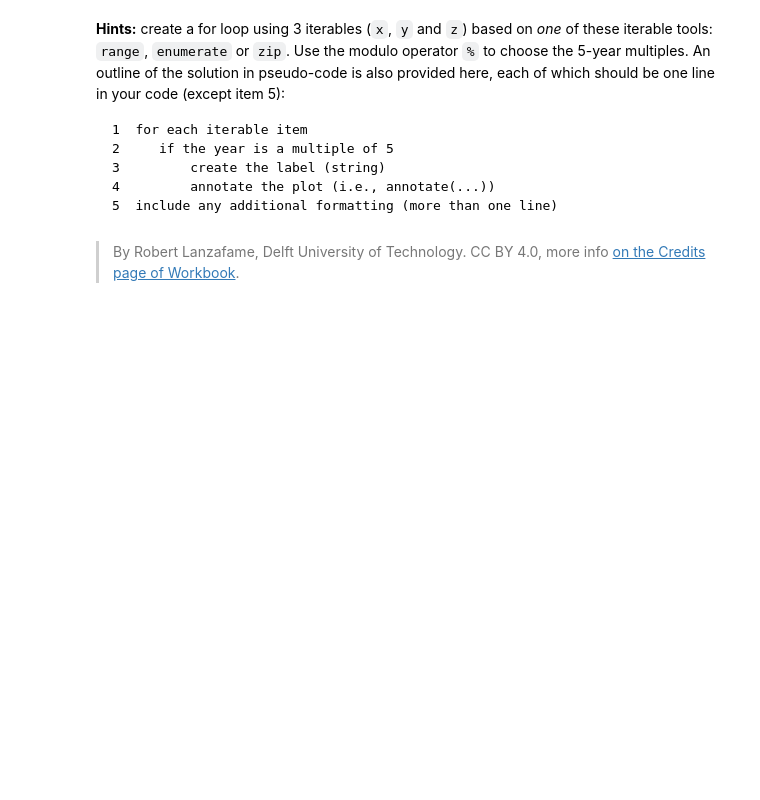
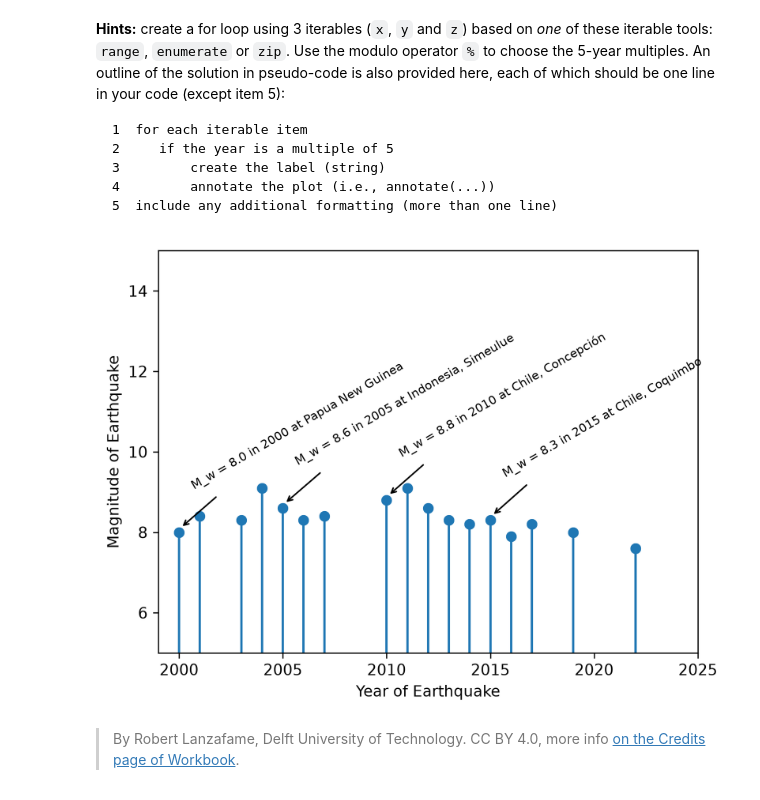
Before and after one commit to mariusmca/PA2.3, a Jupyter notebook: 3_stem_plots.ipynb, the cells around one changed output. Cells and saved outputs as stored; diff of their text form; code cells hidden in the pictures; blank space fills up the shorter version.

```diff
--- a/3_stem_plots.ipynb
+++ b/3_stem_plots.ipynb
@@ -76,2 +74,19 @@ plt.savefig('my_earthquake.svg')
+# %%
+plt.figure(dpi=300)
+plt.plot(year, magn, 'o')
+plt.stem(year, magn)
+for i, j, k in zip(year, magn, site):
+    if i%5 == 0:
+        label = f'M_w = {j} in {i} at {k}'
+        annotate = plt.annotate(label, xy=(i+0.05, j+0.1), xytext=(i+0.5, j+1), textcoords='data', rotation=30, va='bottom', ha='left',
+                            arrowprops=dict(arrowstyle='->', color='black'),
+                            fontsize=8)
+plt.xlim(1999,2025)
+plt.ylim(5,15)
+plt.xlabel('Year of Earthquake')
+plt.ylabel('Magnitude of Earthquake')
+plt.savefig('my_earthquake.svg')
+# %% [output]
+[figure, added]
 # %% [markdown]
 > By Robert Lanzafame, Delft University of Technology. CC BY 4.0, more info [on the Credits page of Workbook](https://mude.citg.tudelft.nl/workbook-2025/credits.html).
```
Also changed, not shown: parts of 2 cells of this notebook, 5 other files.
